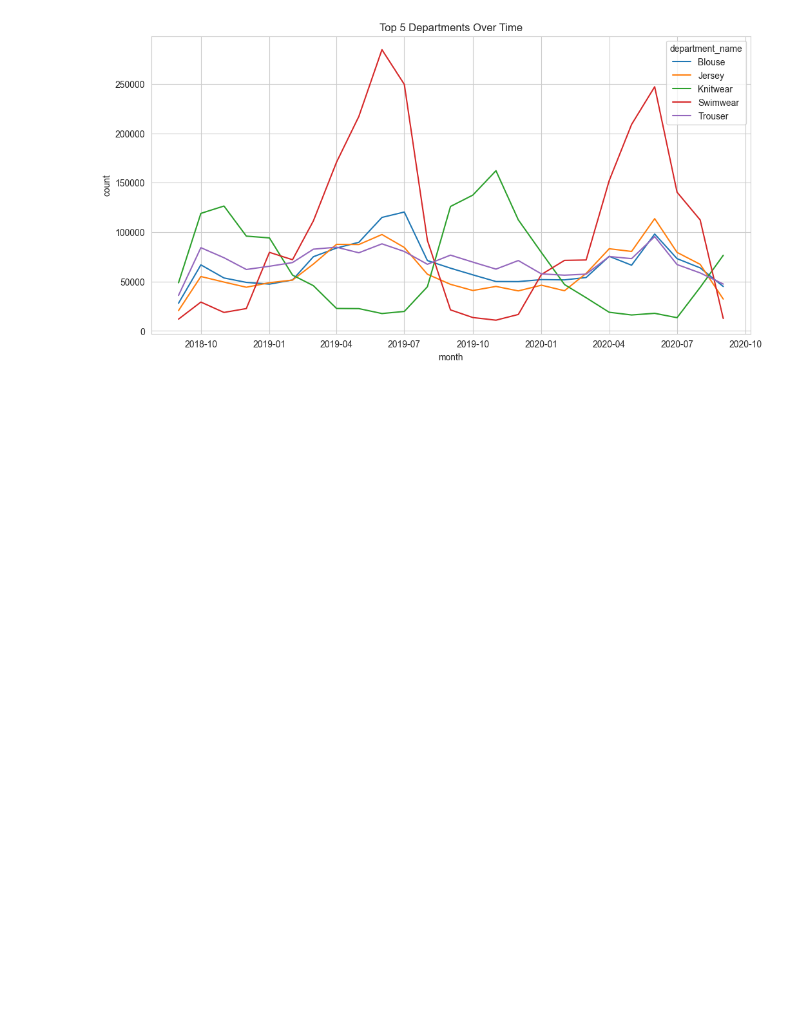
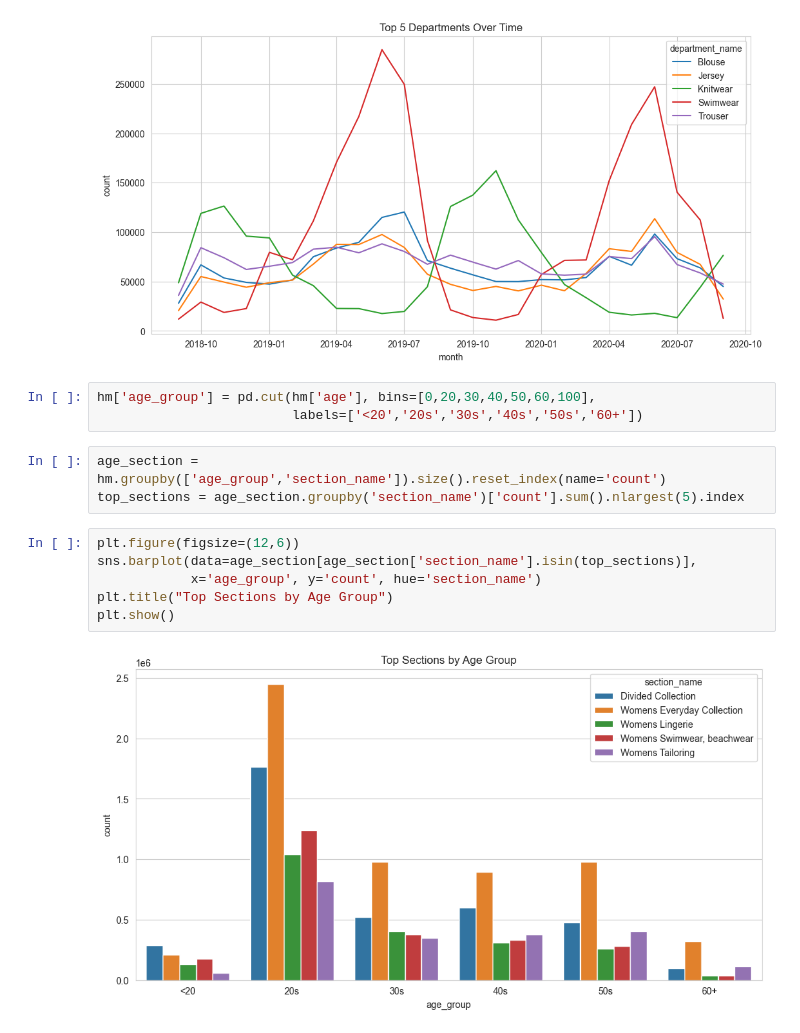
Before and after one commit to vaibhpande21/HndM-Fashion-Recommendation-System, a Jupyter notebook: rec.ipynb, the cells around one changed output. Cells and saved outputs as stored; diff of their text form; blank space fills up the shorter version.

Commit message:
Update rec.ipynb
plotted some more charts for insights

```diff
--- a/rec.ipynb
+++ b/rec.ipynb
@@ -169,3 +169,17 @@ plt.title("Top 5 Departments Over Time")
 plt.show()
 # %% [output]
 [figure]
+# %%
+hm['age_group'] = pd.cut(hm['age'], bins=[0,20,30,40,50,60,100],
+                         labels=['<20','20s','30s','40s','50s','60+'])
+# %%
+age_section = hm.groupby(['age_group','section_name']).size().reset_index(name='count')
+top_sections = age_section.groupby('section_name')['count'].sum().nlargest(5).index
+# %%
+plt.figure(figsize=(12,6))
+sns.barplot(data=age_section[age_section['section_name'].isin(top_sections)],
+            x='age_group', y='count', hue='section_name')
+plt.title("Top Sections by Age Group")
+plt.show()
+# %% [output]
+[figure, added]
```
Also changed, not shown: parts of 4 cells of this notebook.
